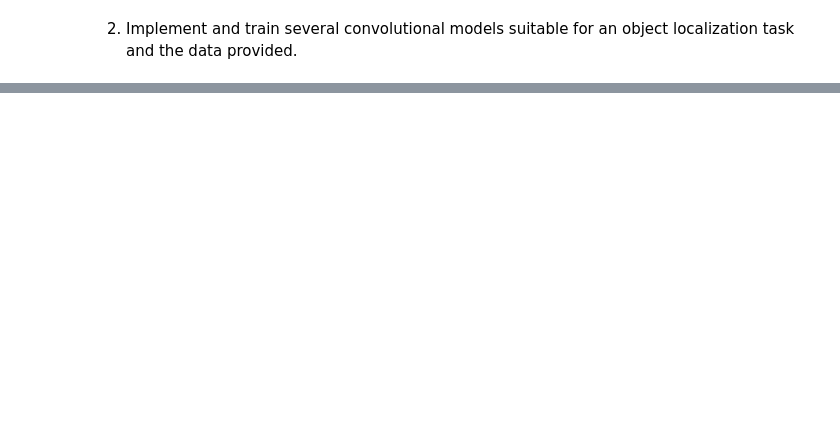
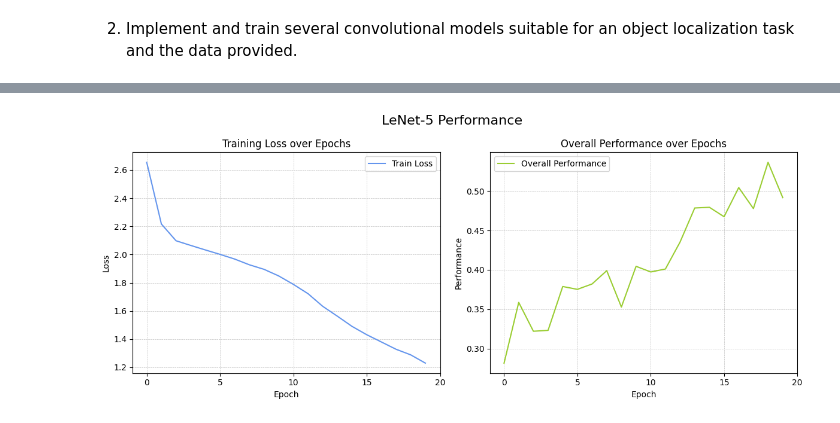
Before and after one commit to kuimetra/deep_learning, a Jupyter notebook: Project 2/main.ipynb, the cells around one changed output, grey strips where cells are left out. Drawn from its saved outputs; the diff is of its cells as text; code cells hidden in the pictures; blank space fills up the shorter version.

```diff
--- a/Project 2/main.ipynb
+++ b/Project 2/main.ipynb
@@ -254 +353,30 @@ train_model(lenet5_model, optimizer, train_loader, epochs=10)
+# %%
+def plot_model_performance(epochs, train_losses, overall_performances, model_name):
+    plt.figure(figsize=(12, 5))
+    plt.suptitle(f'{model_name} Performance', fontsize=16)
+
+    plt.subplot(1, 2, 1)
+    plt.plot(train_losses, label='Train Loss', color='cornflowerblue')
+    plt.title(f'Training Loss over Epochs')
+    plt.xlabel('Epoch')
+    plt.ylabel('Loss')
+    plt.xticks(range(0, epochs + 1, 5))
+    plt.legend()
+    plt.grid(color='silver', linestyle='--', linewidth=0.5)
+
+    plt.subplot(1, 2, 2)
+    plt.plot(overall_performances, label='Overall Performance', color='yellowgreen')
+    plt.title(f'Overall Performance over Epochs')
+    plt.xlabel('Epoch')
+    plt.ylabel('Performance')
+    plt.xticks(range(0, epochs + 1, 5))
+    plt.legend()
+    plt.grid(color='silver', linestyle='--', linewidth=0.5)
+
+    plt.tight_layout()
+    plt.show()
+# %%
+plot_model_performance(n_epochs, lenet5_train_losses, lenet5_overall_performances, model_name="LeNet-5")
+# %% [output]
+[figure, added]
 # %%
```
Also changed, not shown: parts of 12 cells of this notebook.
